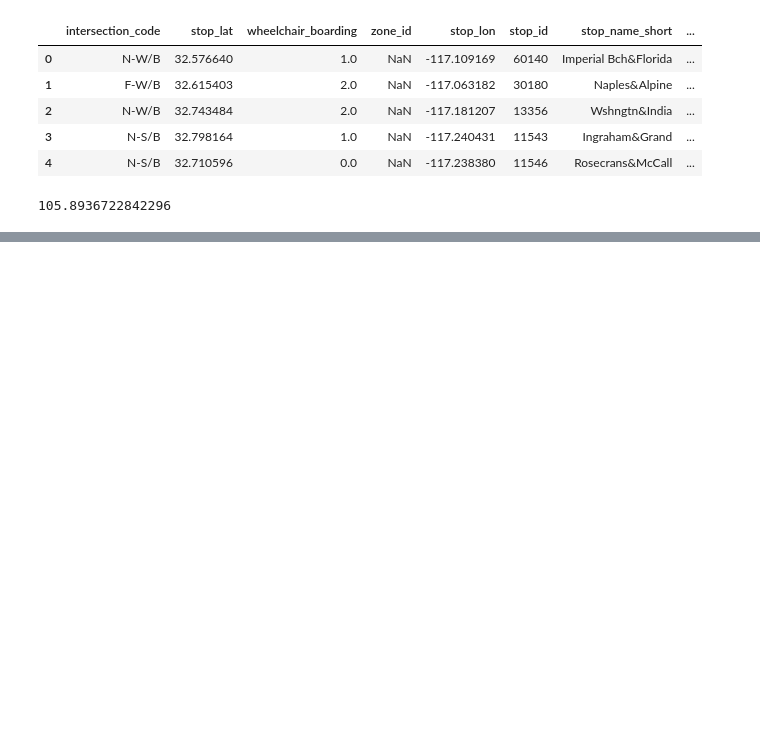
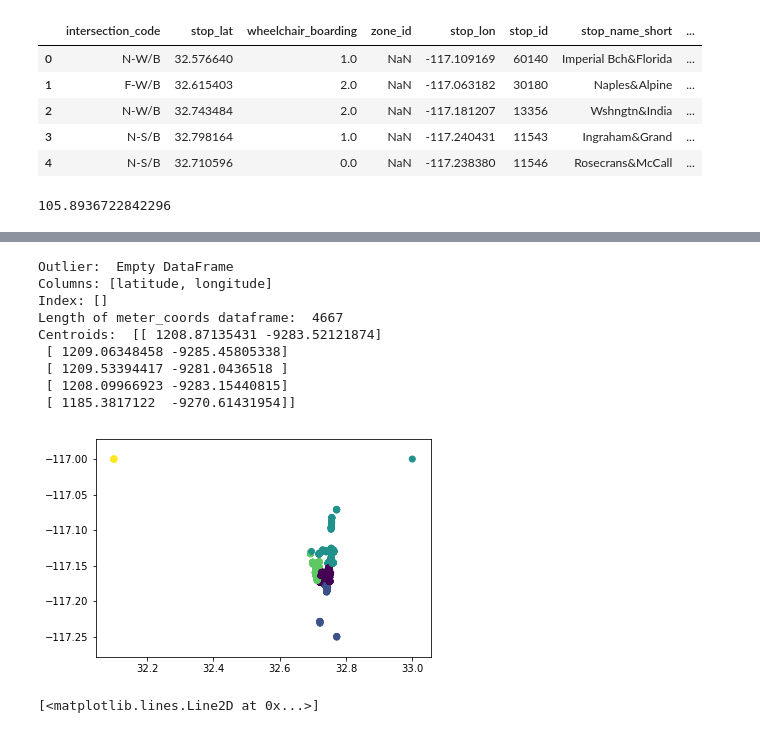
Before and after one commit to sarah-george/San-Diego-DUI-Crashes-and-Arrests, a Jupyter notebook: Final_Project.ipynb, the cells around one changed output, grey strips where cells are left out. Saved outputs shown, nothing was run; the diff lists cells and outputs as text; code cells hidden in the pictures; blank space fills up the shorter version.

```diff
--- a/Final_Project.ipynb
+++ b/Final_Project.ipynb
@@ -128,0 +140,53 @@ from scipy.cluster.vq import whiten
+# %%
+# Second, cluster parking meter coordinates.
+meter_coords = meter_locs[['latitude', 'longitude']]
+
+# Drop rows with invalid data, such as all zero coordinate rows
+meter_coords = meter_coords[(meter_coords.T != 0).any()]
+
+# Limit range so that any outliers or typos in data are eliminated
+meter_coords = meter_coords.drop(meter_coords[meter_coords['longitude'] < -120].index)
+print("Outlier: ",meter_coords.loc[meter_coords['longitude'] < -120])
+
+# Initialize a nparray to store coordinate pairs
+coords2 = np.zeros(len(meter_coords), dtype=('2float'))
+
+# Iterate through meter coordinates dataframe and add pairs to nparray
+for i in range(0, len(meter_coords)):
+    meter_lat = float(meter_coords['latitude'].iloc[i])
+    meter_lng = float(meter_coords['longitude'].iloc[i])
+    coords2[i] = (meter_lat, meter_lng)
+
+print("Length of meter_coords dataframe: ",len(coords2))
+
+# Kmeans clustering of coordinate pairs, with 4 clusters
+x, y = kmeans2(whiten(coords2), 5, iter = 20)
+print("Centroids: ",x)
+
+# Plot a scatterplot with kmeans generated clusters
+plt.scatter(coords2[:,0], coords2[:,1], c=y);
+plt.show()
+# %% [output]
+Outlier:  Empty DataFrame
+Columns: [latitude, longitude]
+Index: []
+Length of meter_coords dataframe:  4667
+Centroids:  [[ 1208.87135431 -9283.52121874]
+ [ 1209.06348458 -9285.45805338]
+ [ 1209.53394417 -9281.0436518 ]
+ [ 1208.09966923 -9283.15440815]
+ [ 1185.3817122  -9270.61431954]]
+[figure, added]
+# %%
+# 2. METER LOCATIONS VS. BUS LOCATIONS REGRESSION
+# Linear Regression to determine if cluster centers of high transaction meters are correlated
+# with central bus stop locations.
+
+from sklearn.decomposition import PCA
+# Initialize the PCA model, here specifying 1 component
+pca = PCA(n_components=1, whiten=True)
+# Fit the PCA model, and apply it to transform the data
+out = pca.fit_transform(x)
+plt.plot(out, '.')
+# %% [output]
+[<matplotlib.lines.Line2D at 0x...>]
```
Also changed, not shown: parts of 8 cells of this notebook.
